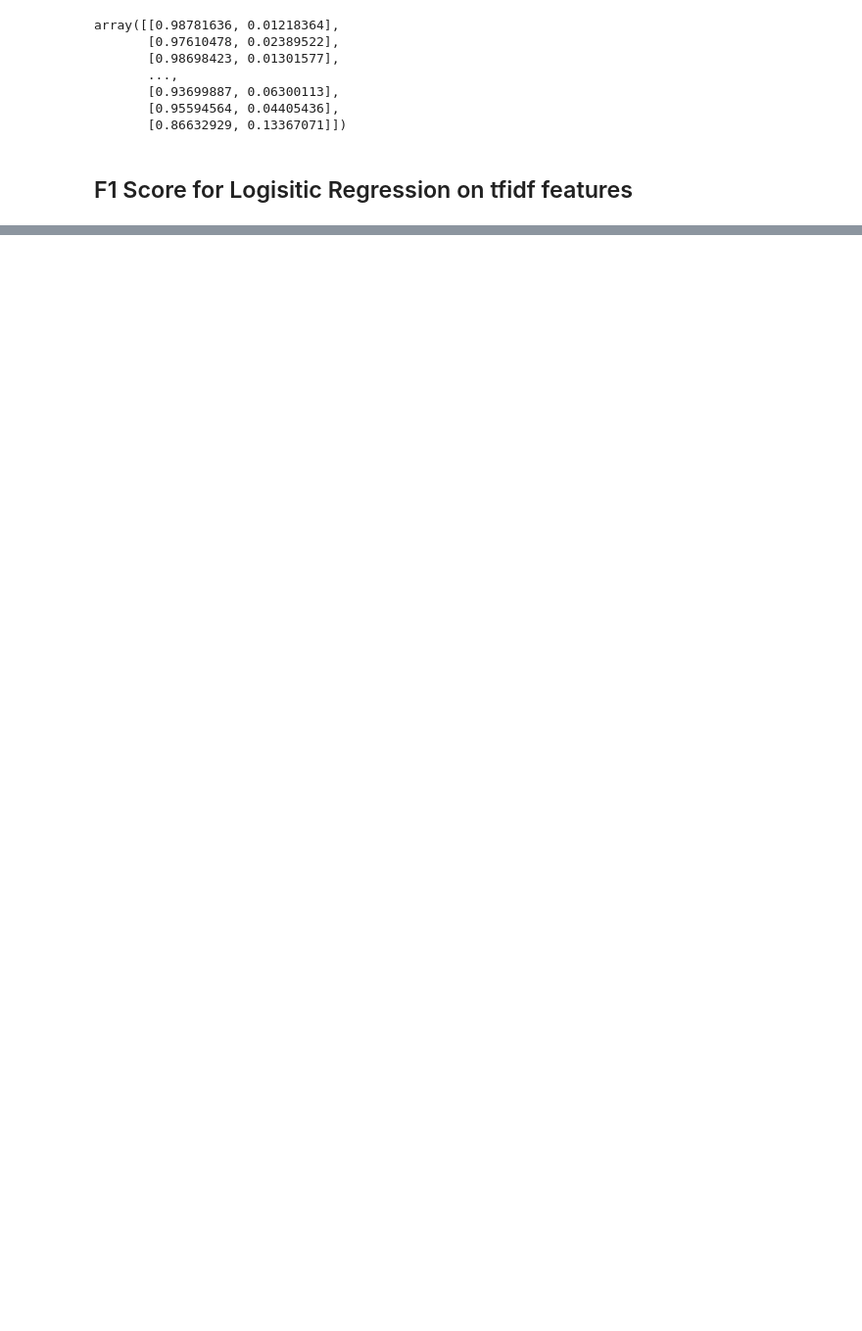
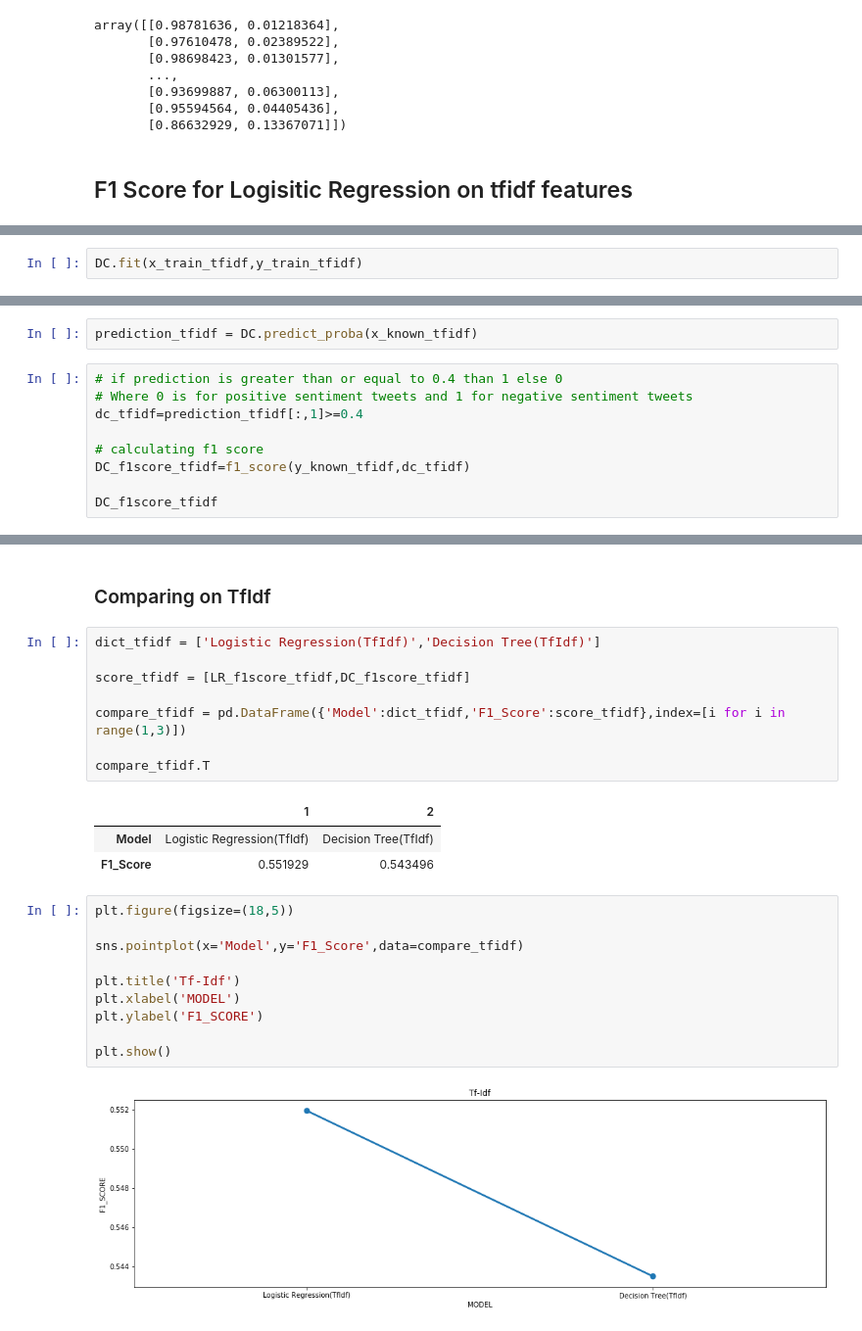
Before and after one commit to beggginner/Sentiment-Analysis, a Jupyter notebook: SENTIMENT ANALYSIS.ipynb, the cells around one changed output, grey strips where cells are left out. Shown: that part at 98% size. Drawn from its saved outputs; the diff is of its cells as text; blank space fills up the shorter version.

```diff
--- a/SENTIMENT ANALYSIS.ipynb
+++ b/SENTIMENT ANALYSIS.ipynb
@@ -504,0 +539,2 @@ f1score_ifdf
+# %%
+DC.fit(x_train_tfidf,y_train_tfidf)
@@ -504,0 +548,11 @@ f1score_ifdf
+# %%
+prediction_tfidf = DC.predict_proba(x_known_tfidf)
+# %%
+# if prediction is greater than or equal to 0.4 than 1 else 0
+# Where 0 is for positive sentiment tweets and 1 for negative sentiment tweets
+dc_tfidf=prediction_tfidf[:,1]>=0.4
+
+# calculating f1 score
+DC_f1score_tfidf=f1_score(y_known_tfidf,dc_tfidf)
+
+DC_f1score_tfidf
@@ -504,0 +605,26 @@ f1score_ifdf
+# %% [markdown]
+### Comparing on TfIdf
+# %%
+dict_tfidf = ['Logistic Regression(TfIdf)','Decision Tree(TfIdf)']
+
+score_tfidf = [LR_f1score_tfidf,DC_f1score_tfidf]
+
+compare_tfidf = pd.DataFrame({'Model':dict_tfidf,'F1_Score':score_tfidf},index=[i for i in range(1,3)])
+
+compare_tfidf.T
+# %% [output]
+|  | 1 | 2 |
+| Model | Logistic Regression(TfIdf) | Decision Tree(TfIdf) |
+| F1_Score | 0.551929 | 0.543496 |
+# %%
+plt.figure(figsize=(18,5))
+
+sns.pointplot(x='Model',y='F1_Score',data=compare_tfidf)
+
+plt.title('Tf-Idf')
+plt.xlabel('MODEL')
+plt.ylabel('F1_SCORE')
+
+plt.show()
+# %% [output]
+[figure, added]
```
Also changed, not shown: parts of 39 cells of this notebook.
